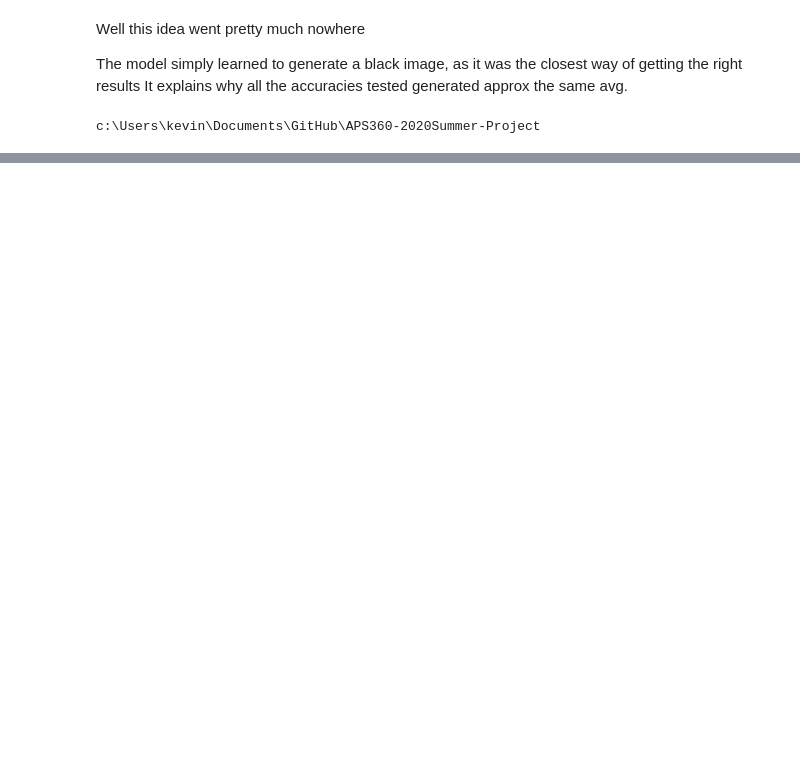
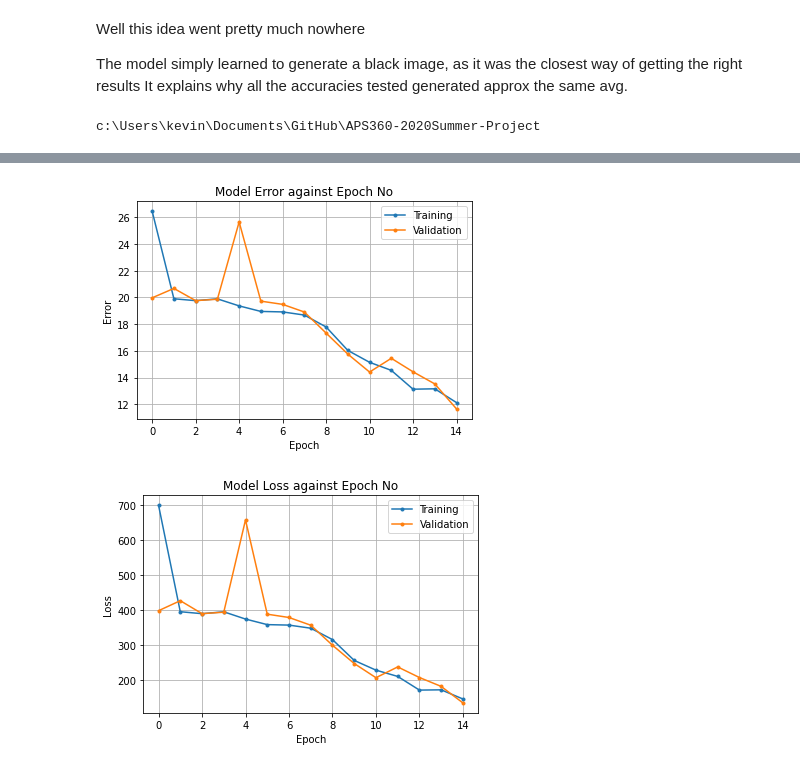
Before and after one commit to GerryChen117/2020-Summer-APS360-Project, a Jupyter notebook: model/semi-supervised.ipynb, the cells around one changed output, grey strips where cells are left out. Drawn from its saved outputs; the diff is of its cells as text; code cells hidden in the pictures; blank space fills up the shorter version.

```diff
--- a/model/semi-supervised.ipynb
+++ b/model/semi-supervised.ipynb
@@ -16,3 +16,11 @@ os.chdir('..')
 print(os.getcwd())
 # %% [output]
 c:\Users\kevin\Documents\GitHub\APS360-2020Summer-Project
+# %%
+batchsize=16; epoch=15; lr=0.01
+enc = autEncE('autEncE'); enc.cuda()
+enc.load_state_dict(torch.load('saved/TrainingRuns/AutoEncTrainer/autEncE_b64_te15_lr0.001/model_epoch14'))
+
+net = semiSupB('semiSupB', enc); net.cuda()
+trainLoader, valLoader, testLoader = loadData(batchsize=batchsize, preCalc=0)
+_ = trainNet(net, [trainLoader, valLoader], batchsize, epoch, lr)
@@ -19,8 +34,9 @@ c:\Users\kevin\Documents\GitHub\APS360-2020Summer-Project
 # %%
-batchsize=32; epoch=15; lr=0.001
+batchsize=16; epoch=15; lr=0.001
 enc = autEncD('autEncD'); enc.cuda()
 enc.load_state_dict(torch.load('saved/TrainingRuns/AutoEncTrainer/autEncD_b64_te15_lr0.001/model_epoch14'))
-net = semiSupB('semiSupB', enc); net.cuda()
-trainLoader, valLoader, testLoader = loadData(batchsize=batchsize, tempPath='temp/auto', preCalc=0)
+
+net = genSemiA('genSemiA', enc); net.cuda()
+trainLoader, valLoader, testLoader = loadData(batchsize=batchsize, preCalc=0)
 _ = trainNet(net, [trainLoader, valLoader], batchsize, epoch, lr)
 # %% [output]
@@ -27,0 +58,2 @@ KeyboardInterrupt:
+[figure, added]
+[figure, added]
```
Also changed, not shown: parts of 2 cells of this notebook, 47 other files.
